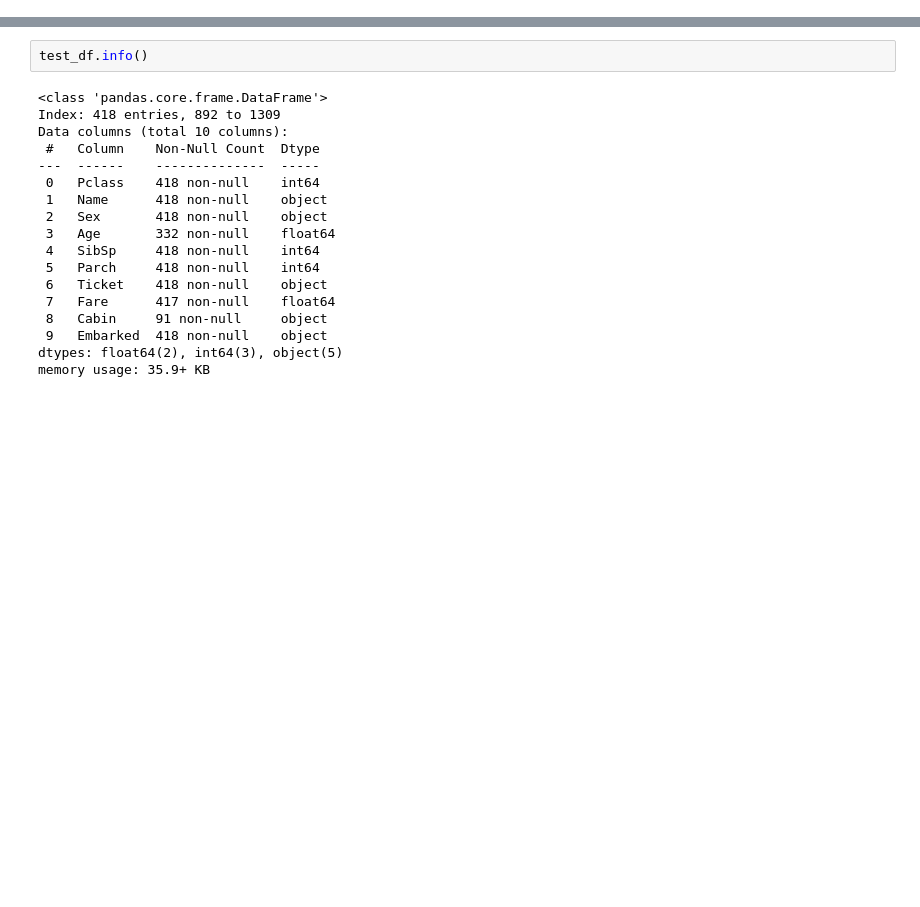
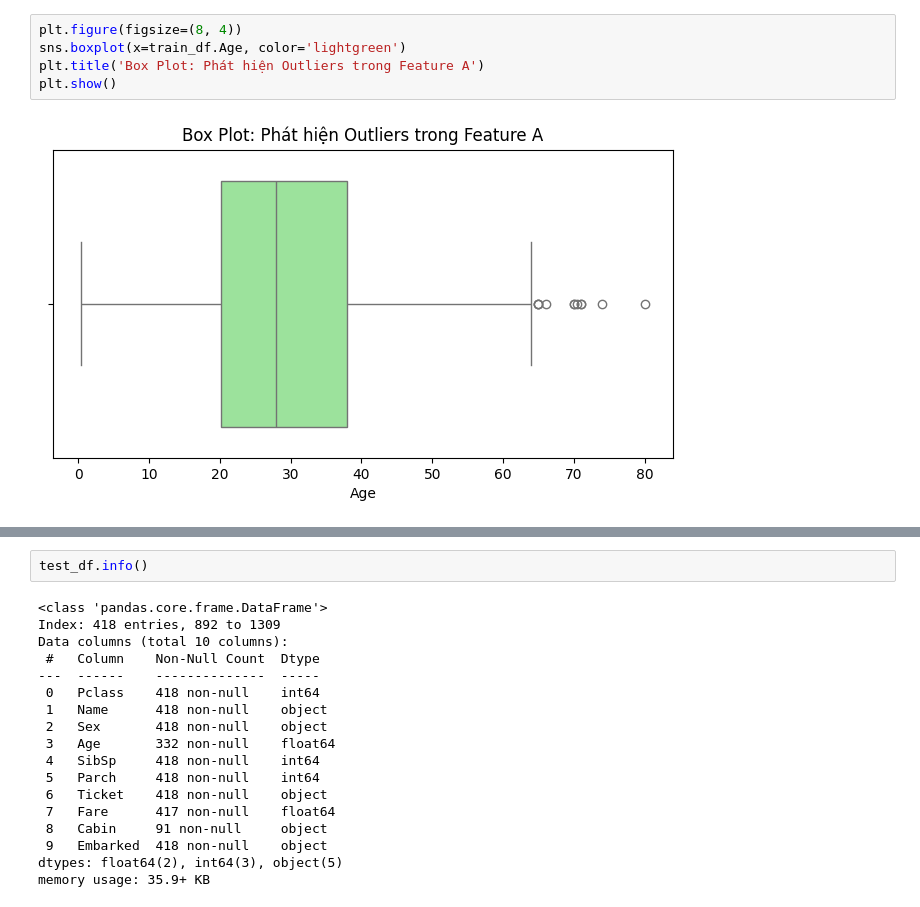
Before and after one commit to vansong2k5/titanic-project, a Jupyter notebook: notebooks/eda.ipynb, the cells around one changed output, grey strips where cells are left out. Cells and saved outputs as stored; diff of their text form; blank space fills up the shorter version.

```diff
--- a/notebooks/eda.ipynb
+++ b/notebooks/eda.ipynb
@@ -6,0 +26,7 @@ test_df = pd.read_csv("../data/test.csv", index_col='PassengerId')
+# %%
+plt.figure(figsize=(8, 4))
+sns.boxplot(x=train_df.Age, color='lightgreen')
+plt.title('Box Plot: Phát hiện Outliers trong Feature A')
+plt.show()
+# %% [output]
+[figure, added]
```
Also changed, not shown: parts of 11 cells of this notebook, 4 other files.
